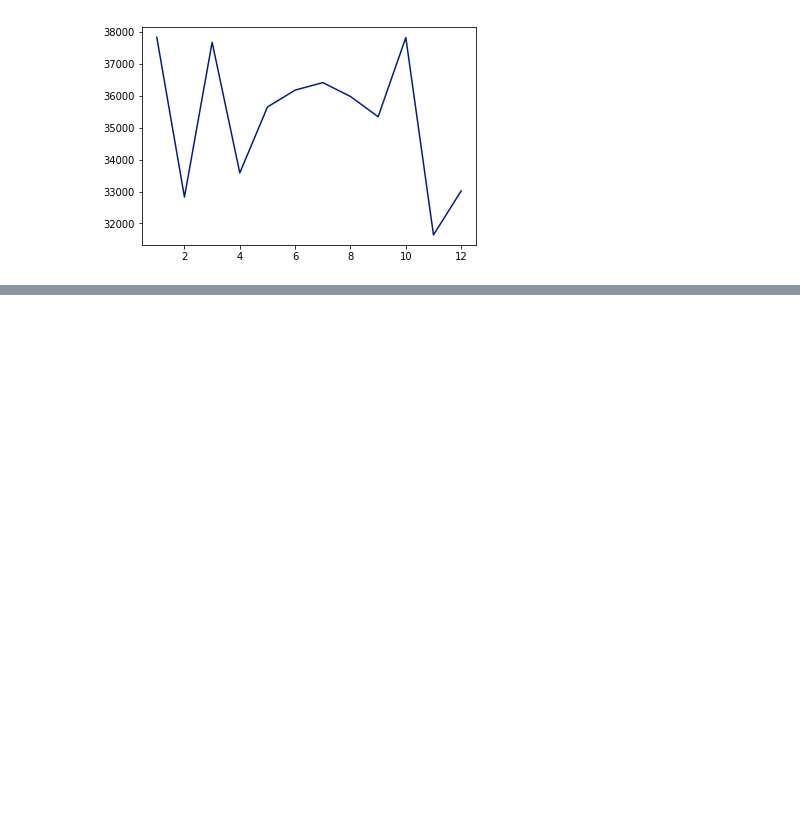
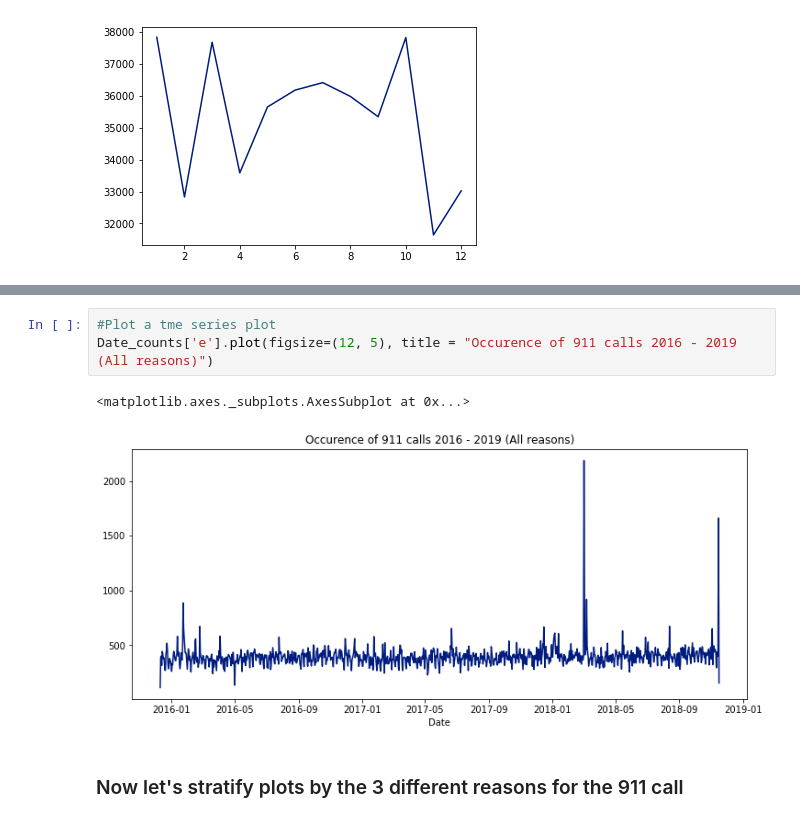
Before and after one commit to petertea96/Kaggle-Emergency-Calls, a Jupyter notebook: Project_Script.ipynb, the cells around one changed output, grey strips where cells are left out. Saved outputs shown, nothing was run; the diff lists cells and outputs as text; blank space fills up the shorter version.

```diff
--- a/Project_Script.ipynb
+++ b/Project_Script.ipynb
@@ -224,0 +280,8 @@ plt.plot(x=Date_counts.index, y = Date_counts['e'])
+# %%
+#Plot a tme series plot
+Date_counts['e'].plot(figsize=(12, 5), title = "Occurence of 911 calls 2016 - 2019 (All reasons)")
+# %% [output]
+<matplotlib.axes._subplots.AxesSubplot at 0x...>
+[figure, added]
+# %% [markdown]
+### Now let's stratify plots by the 3 different reasons for the 911 call
```
Also changed, not shown: parts of 18 cells of this notebook.
